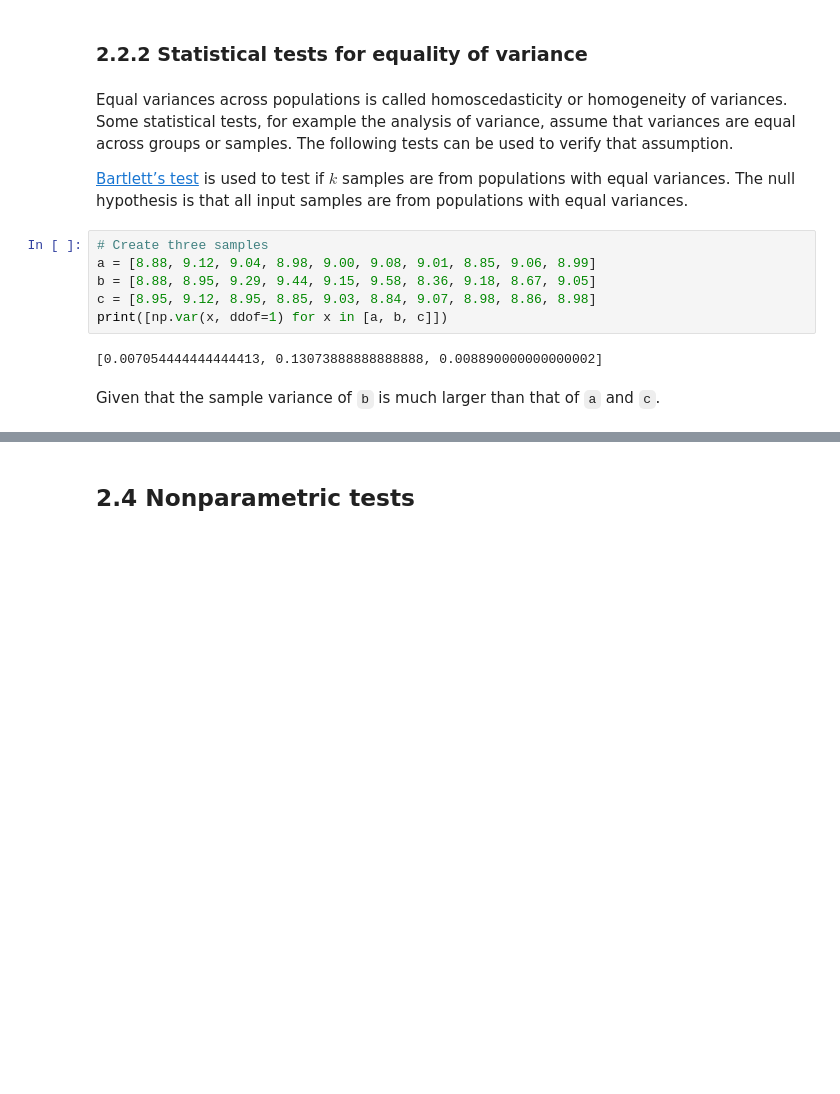
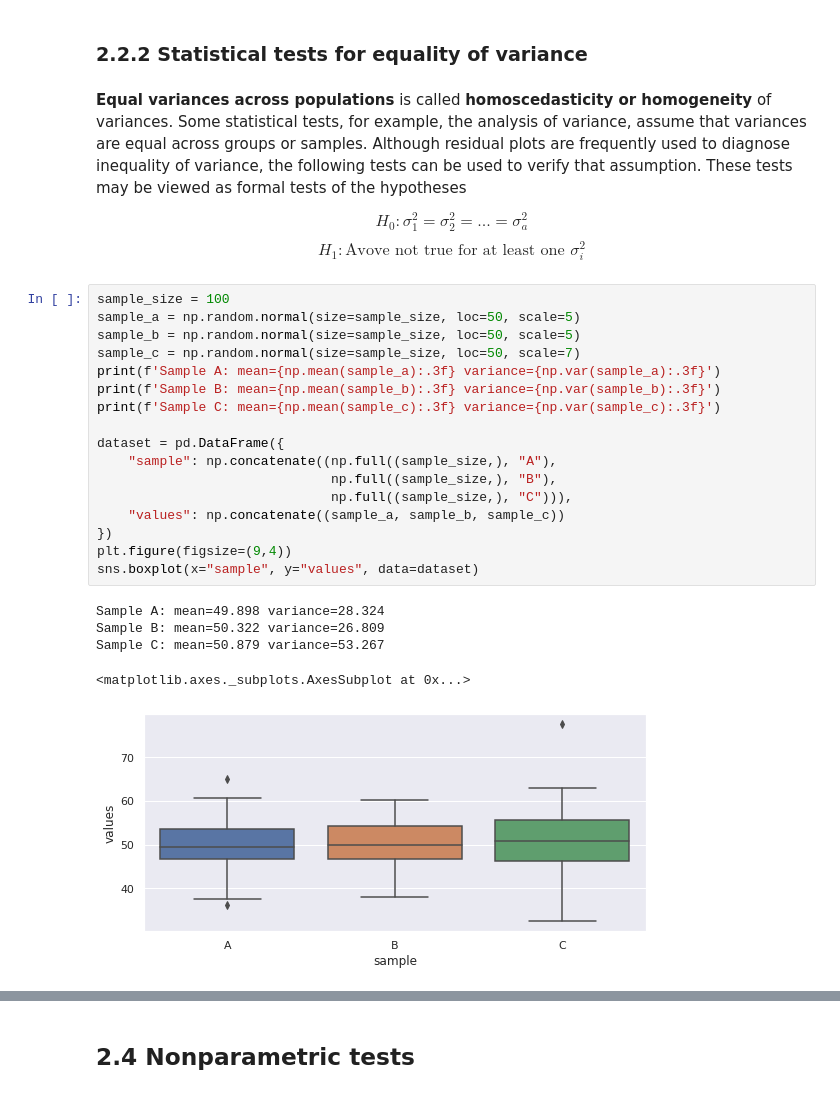
Before and after one commit to victorviro/Design-of-experiments, a Jupyter notebook: Statistical_hypothesis_tests_in_Python.ipynb, the cells around one changed output, grey strips where cells are left out. Saved outputs shown, nothing was run; the diff lists cells and outputs as text; blank space fills up the shorter version.

```diff
--- a/Statistical_hypothesis_tests_in_Python.ipynb
+++ b/Statistical_hypothesis_tests_in_Python.ipynb
@@ -267,16 +355,30 @@ $$F_0>F_{\frac{\alpha}{2},n_1-1,n_2-1}$$
 # %% [markdown]
 ### 2.2.2 Statistical tests for equality of variance <a name="2.2.2"></a>
 # %% [markdown]
-Equal variances across populations is called homoscedasticity or homogeneity of variances. Some statistical tests, for example the analysis of variance, assume that variances are equal across groups or samples. The following tests can be used to verify that assumption.
+**Equal variances across populations** is called **homoscedasticity or homogeneity** of variances. Some statistical tests, for example, the analysis of variance, assume that variances are equal across groups or samples. Although residual plots are frequently used to diagnose inequality of variance, the following tests can be used to verify that assumption. These tests may be viewed as formal tests of the hypotheses
 
-[Bartlett’s test](https://en.wikipedia.org/wiki/Bartlett%27s_test) is used to test if $k$ samples are from populations with equal variances. The null hypothesis is that all input samples are from populations with equal variances.
+$$H_0: \sigma_1^2=\sigma_2^2=...=\sigma_a^2$$
+$$H_1: \text{Avove not true for at least one $\sigma_i^2$}$$
-# %%
-# Create three samples
-a = [8.88, 9.12, 9.04, 8.98, 9.00, 9.08, 9.01, 8.85, 9.06, 8.99]
-b = [8.88, 8.95, 9.29, 9.44, 9.15, 9.58, 8.36, 9.18, 8.67, 9.05]
-c = [8.95, 9.12, 8.95, 8.85, 9.03, 8.84, 9.07, 8.98, 8.86, 8.98]
-print([np.var(x, ddof=1) for x in [a, b, c]])
-# %% [output]
-[0.007054444444444413, 0.13073888888888888, 0.008890000000000002]
-# %% [markdown]
-Given that the sample variance of `b` is much larger than that of `a` and `c`.
+# %%
+sample_size = 100
+sample_a = np.random.normal(size=sample_size, loc=50, scale=5)
+sample_b = np.random.normal(size=sample_size, loc=50, scale=5)
+sample_c = np.random.normal(size=sample_size, loc=50, scale=7)
+print(f'Sample A: mean={np.mean(sample_a):.3f} variance={np.var(sample_a):.3f}')
+print(f'Sample B: mean={np.mean(sample_b):.3f} variance={np.var(sample_b):.3f}')
+print(f'Sample C: mean={np.mean(sample_c):.3f} variance={np.var(sample_c):.3f}')
+
+dataset = pd.DataFrame({
+    "sample": np.concatenate((np.full((sample_size,), "A"),
+                              np.full((sample_size,), "B"),
+                              np.full((sample_size,), "C"))),
+    "values": np.concatenate((sample_a, sample_b, sample_c))
+})
+plt.figure(figsize=(9,4))
+sns.boxplot(x="sample", y="values", data=dataset)
+# %% [output]
+Sample A: mean=49.898 variance=28.324
+Sample B: mean=50.322 variance=26.809
+Sample C: mean=50.879 variance=53.267
+<matplotlib.axes._subplots.AxesSubplot at 0x...>
+[figure, added]
```
Also changed, not shown: parts of 107 cells of this notebook.
